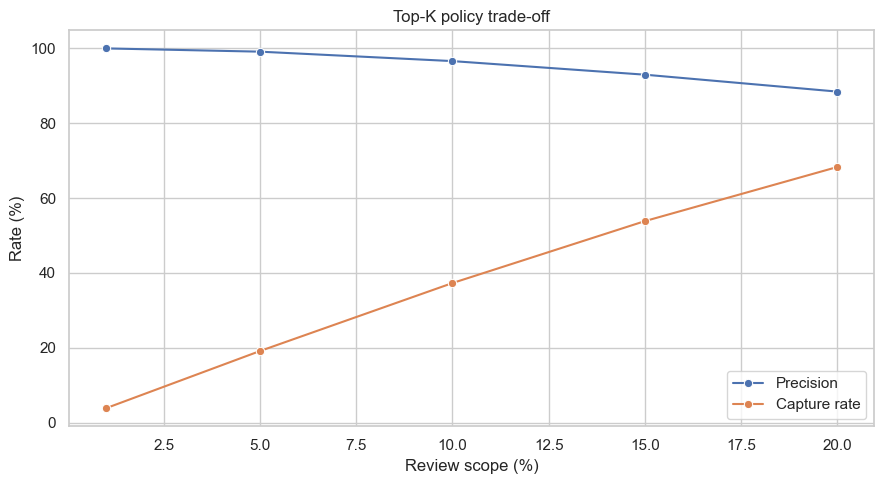
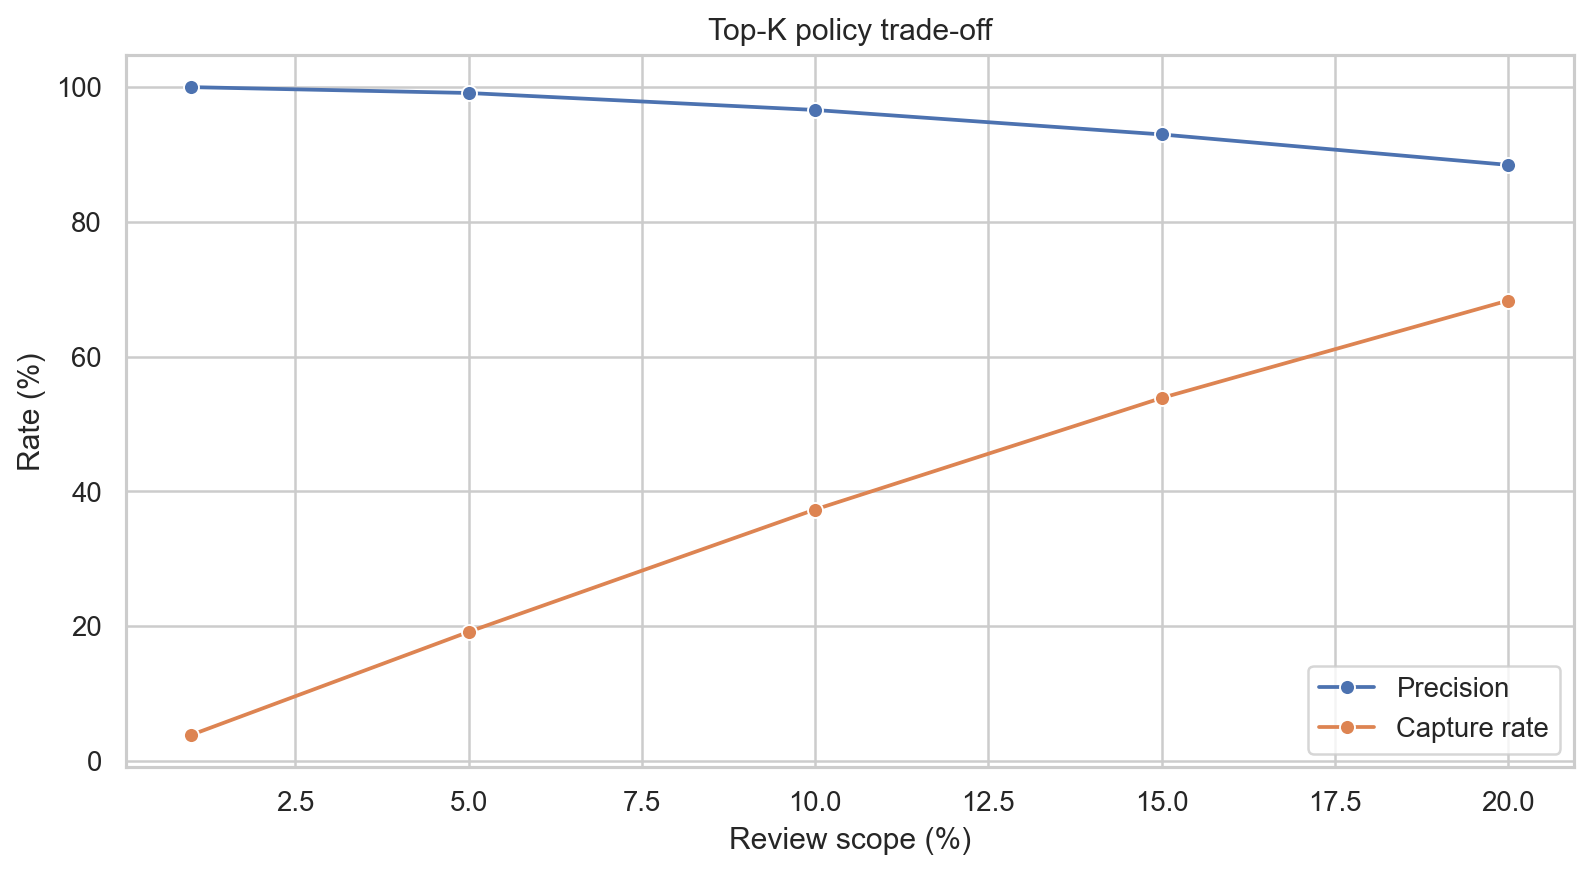
Unified diff of the notebook cell whose output changed from the first chart to the second:
--- before
+++ after
@@ -29,5 +29,3 @@
 ax.set_ylabel("Rate (%)")
 ax.legend()
-path = save_figure("topk_policy_tradeoff_precision_capture.png")
-plt.show()
-print(path)
+show_saved_figure("topk_policy_tradeoff_precision_capture.png")

Commit: Clean notebook figure outputs